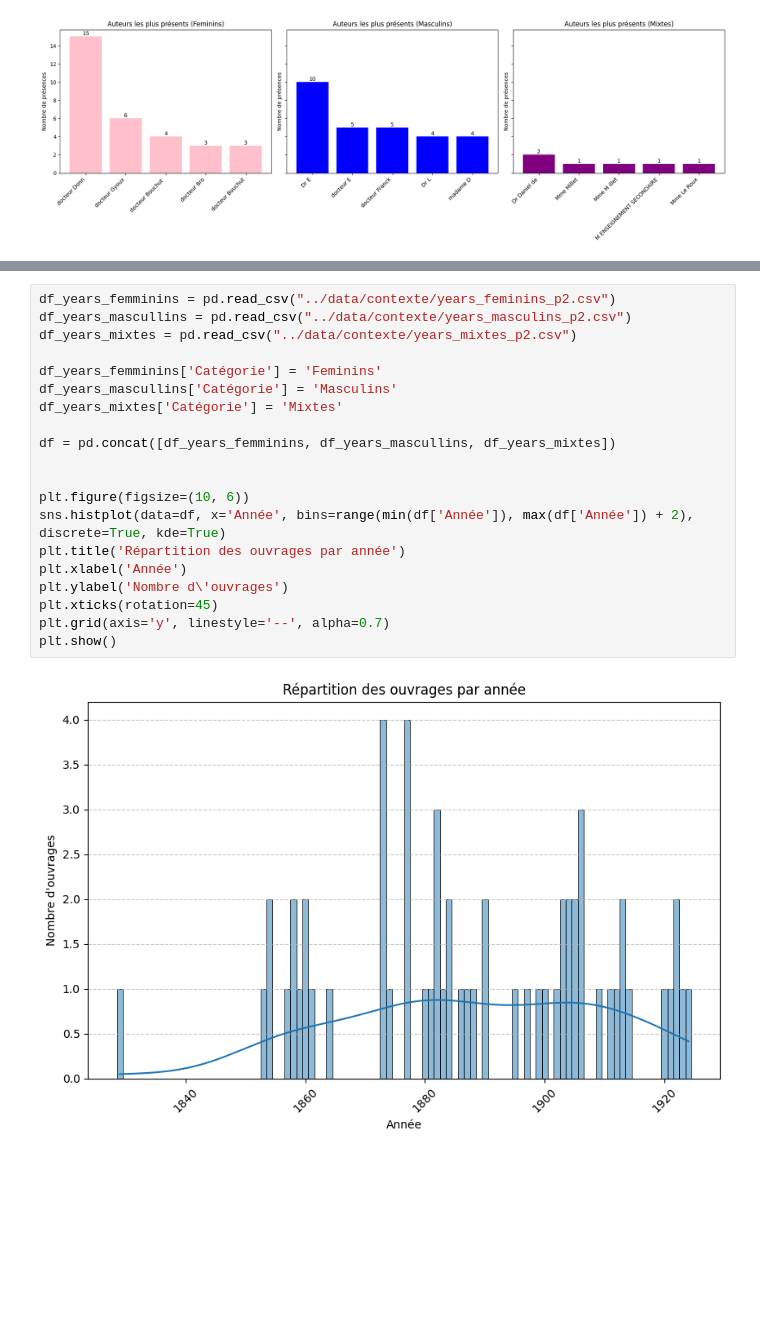
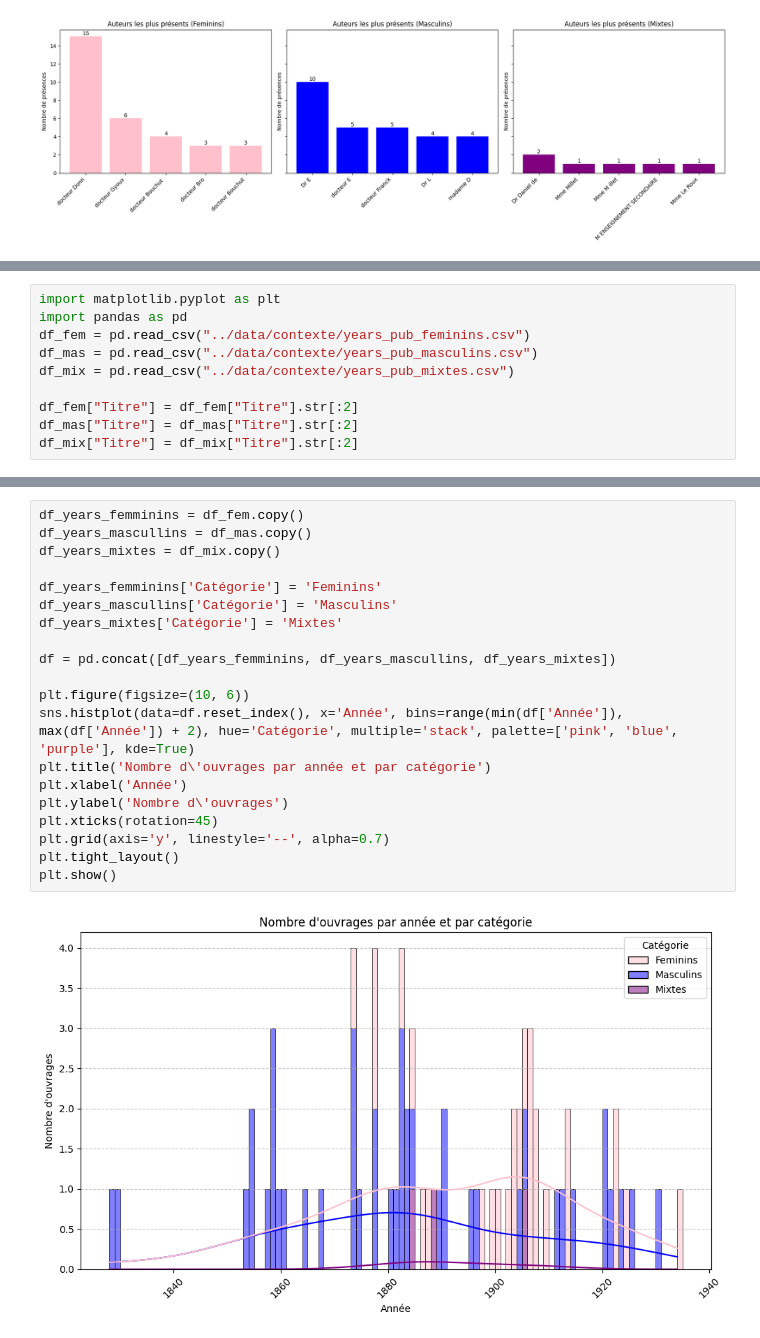
Before and after one commit to AlexleLion/semester_project, a Jupyter notebook: notebooks/exploration.ipynb, the cells around one changed output, grey strips where cells are left out. Drawn from its saved outputs; the diff is of its cells as text; blank space fills up the shorter version.

```diff
--- a/notebooks/exploration.ipynb
+++ b/notebooks/exploration.ipynb
@@ -104 +102,11 @@ import matplotlib.pyplot as plt
+# %%
+import matplotlib.pyplot as plt
+import pandas as pd
+df_fem = pd.read_csv("../data/contexte/years_pub_feminins.csv")
+df_mas = pd.read_csv("../data/contexte/years_pub_masculins.csv")
+df_mix = pd.read_csv("../data/contexte/years_pub_mixtes.csv")
+
+df_fem["Titre"] = df_fem["Titre"].str[:2]
+df_mas["Titre"] = df_mas["Titre"].str[:2]
+df_mix["Titre"] = df_mix["Titre"].str[:2]
 # %%
@@ -235,22 +207,22 @@ plt.show()
 # %%
-df_years_femminins = pd.read_csv("../data/contexte/years_feminins_p2.csv")
-df_years_mascullins = pd.read_csv("../data/contexte/years_masculins_p2.csv")
-df_years_mixtes = pd.read_csv("../data/contexte/years_mixtes_p2.csv")
+df_years_femminins = df_fem.copy()
+df_years_mascullins = df_mas.copy()
+df_years_mixtes = df_mix.copy()
 
 df_years_femminins['Catégorie'] = 'Feminins'
 df_years_mascullins['Catégorie'] = 'Masculins'
 df_years_mixtes['Catégorie'] = 'Mixtes'
 
 df = pd.concat([df_years_femminins, df_years_mascullins, df_years_mixtes])
 
-
 plt.figure(figsize=(10, 6))
-sns.histplot(data=df, x='Année', bins=range(min(df['Année']), max(df['Année']) + 2), discrete=True, kde=True)
-plt.title('Répartition des ouvrages par année')
+sns.histplot(data=df.reset_index(), x='Année', bins=range(min(df['Année']), max(df['Année']) + 2), hue='Catégorie', multiple='stack', palette=['pink', 'blue', 'purple'], kde=True)
+plt.title('Nombre d\'ouvrages par année et par catégorie')
 plt.xlabel('Année')
 plt.ylabel('Nombre d\'ouvrages')
 plt.xticks(rotation=45)
 plt.grid(axis='y', linestyle='--', alpha=0.7)
+plt.tight_layout()
 plt.show()
 # %% [output]
-[figure, old version]
+[figure, new version]
```
Also changed, not shown: parts of 7 cells of this notebook, 33 other files.
